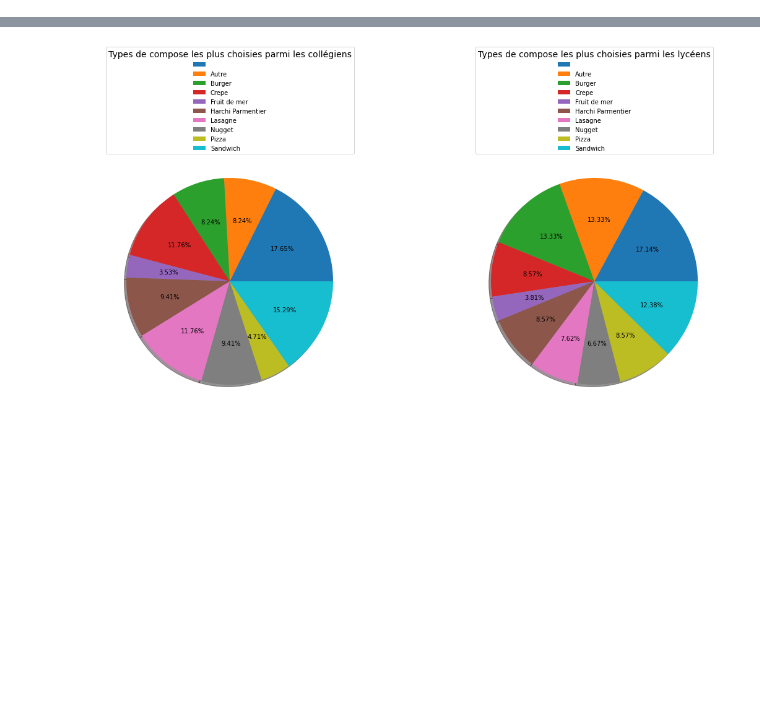
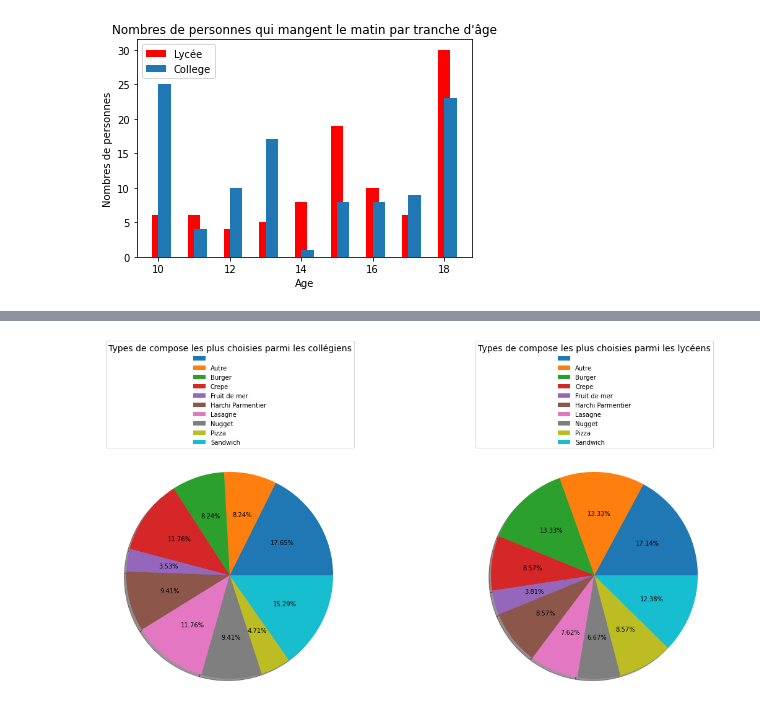
Before and after one commit to GuanTony/SAE-S4-01, a Jupyter notebook: SAE.ipynb, the cells around one changed output, grey strips where cells are left out. Cells and saved outputs as stored; diff of their text form; code cells hidden in the pictures; blank space fills up the shorter version.

```diff
--- a/SAE.ipynb
+++ b/SAE.ipynb
@@ -34,3 +41,52 @@ plt.show()
+# %%
+try:
+  conn = MC.connect(host = 'sql.freedb.tech', database = 'freedb_SAE-S4', user ='freedb_TonyG', password = '8wrGdDJqKu@5Ug5')
+  cursor = conn.cursor()
+
+except MC.Error as err:
+  print(err)
+
+fig, ax = plt.subplots()
+
+req = 'SELECT Age, COUNT(*) FROM `info perso` as i, alimentation as a WHERE i.ID = a.ID and i.Etablissement = "Lycee" GROUP BY Age ORDER BY AGE ASC'
+cursor.execute(req)
+result = cursor.fetchall()
+
+age = []
+nombres_personnes = []
+
+for row in result:
+  age.append(row[0])
+  nombres_personnes.append(row[1])
+
+ax.bar(age, nombres_personnes, 0.35, color = 'red')
+
+req1 = 'SELECT Age, COUNT(*) FROM `info perso` as i, alimentation as a WHERE i.ID = a.ID and i.Etablissement = "College" GROUP BY Age ORDER BY AGE ASC'
+cursor.execute(req1)
+result1 = cursor.fetchall()
+
+age1 = []
+nombres_personnes1 = []
+
+for row in result1:
+  age1.append(row[0])
+  nombres_personnes1.append(row[1])
+
+
+position = np.arange(len(age))
+largeur = .35
+
+
+ax.bar(age1, nombres_personnes1, 0.35, align = 'edge')
+
+Niveaux = ["Lycée", "College"]
+plt.xlabel('Age')
+plt.ylabel('Nombres de personnes')
+plt.title("Nombres de personnes qui mangent le matin par tranche d'âge")
+plt.legend(Niveaux)
+plt.show()
+# %% [output]
+[figure, added]
 # %%
 try:
   conn = MC.connect(host = 'sql.freedb.tech', database = 'freedb_SAE-S4', user ='freedb_TonyG', password = '8wrGdDJqKu@5Ug5')
```
Also changed, not shown: parts of 5 cells of this notebook.
